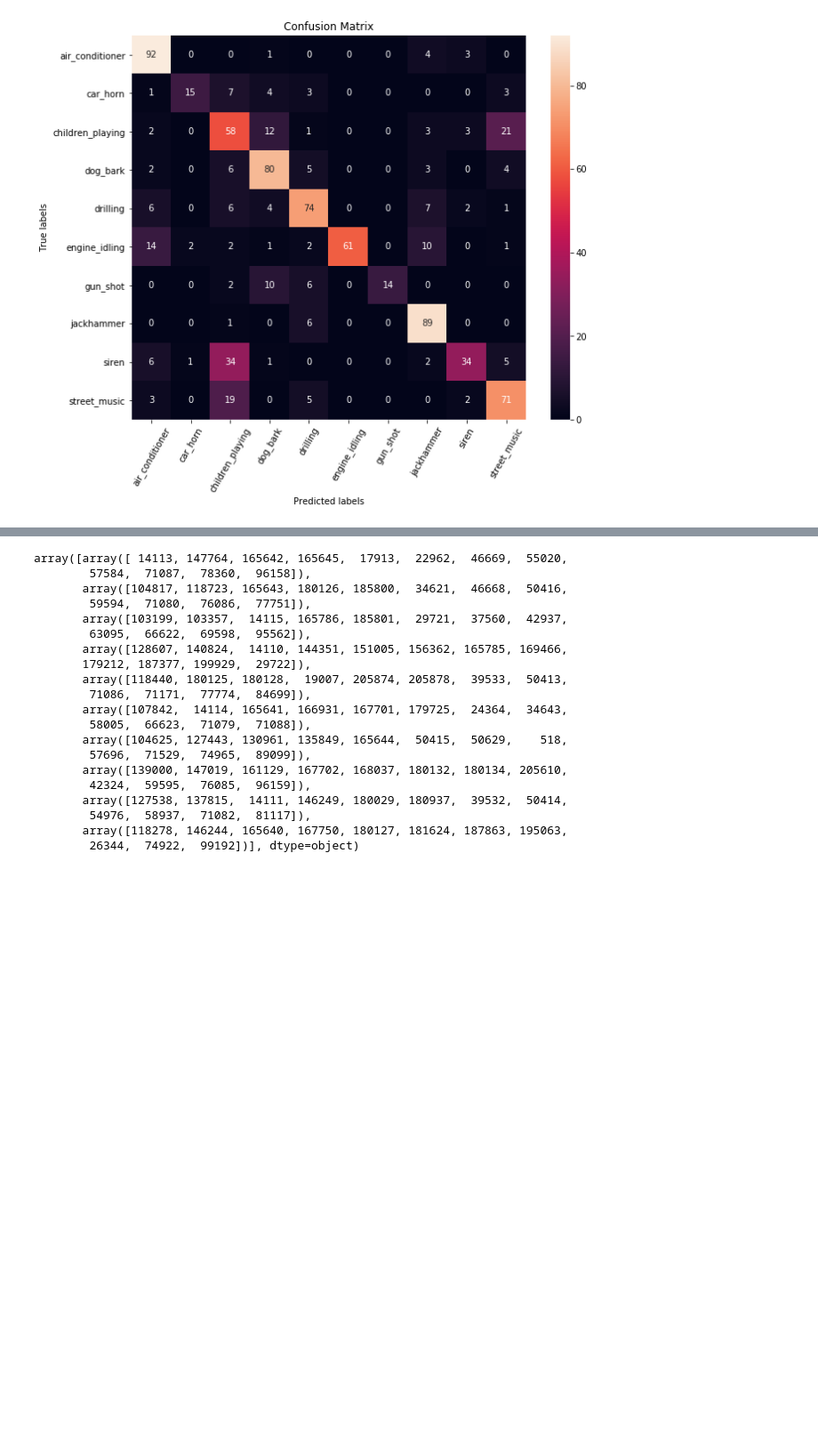
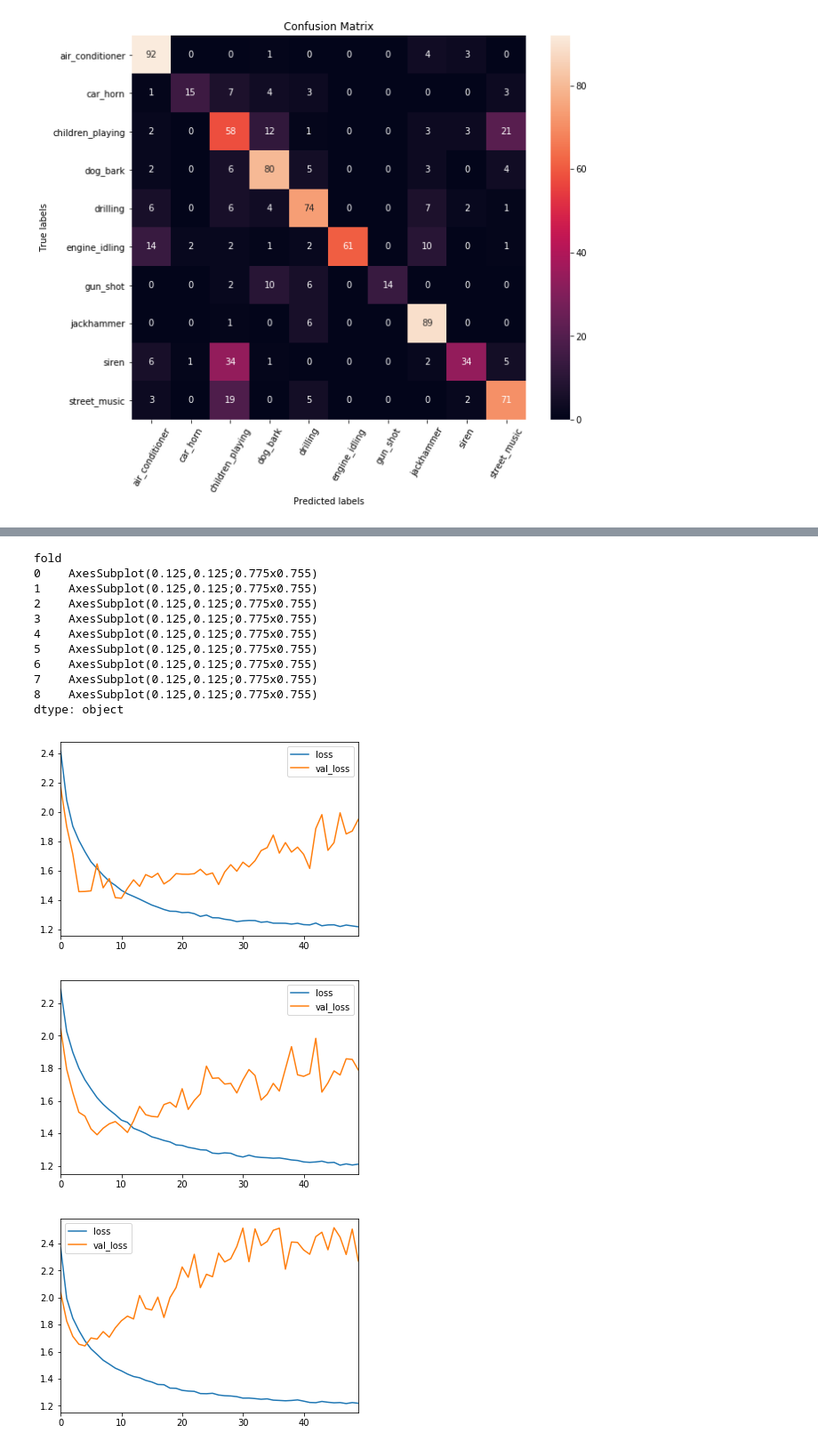
Before and after one commit to jonnor/ESC-CNN-microcontroller, a Jupyter notebook: experiments/urbansounds/First.ipynb, the cells around one changed output, grey strips where cells are left out. Shown: that part at 89% size. Saved outputs shown, nothing was run; the diff lists cells and outputs as text; code cells hidden in the pictures; blank space fills up the shorter version.

```diff
--- a/experiments/urbansounds/First.ipynb
+++ b/experiments/urbansounds/First.ipynb
@@ -281,23 +255,53 @@ drilling = data[data['class'] == 'drilling']
-# %%
-drilling.groupby('fold')['fsID'].unique().values
-# %% [output]
-array([array([ 14113, 147764, 165642, 165645,  17913,  22962,  46669,  55020,
-        57584,  71087,  78360,  96158]),
-       array([104817, 118723, 165643, 180126, 185800,  34621,  46668,  50416,
-        59594,  71080,  76086,  77751]),
-       array([103199, 103357,  14115, 165786, 185801,  29721,  37560,  42937,
-        63095,  66622,  69598,  95562]),
-       array([128607, 140824,  14110, 144351, 151005, 156362, 165785, 169466,
-       179212, 187377, 199929,  29722]),
-       array([118440, 180125, 180128,  19007, 205874, 205878,  39533,  50413,
-        71086,  71171,  77774,  84699]),
-       array([107842,  14114, 165641, 166931, 167701, 179725,  24364,  34643,
-        58005,  66623,  71079,  71088]),
-       array([104625, 127443, 130961, 135849, 165644,  50415,  50629,    518,
-        57696,  71529,  74965,  89099]),
-       array([139000, 147019, 161129, 167702, 168037, 180132, 180134, 205610,
-        42324,  59595,  76085,  96159]),
-       array([127538, 137815,  14111, 146249, 180029, 180937,  39532,  50414,
-        54976,  58937,  71082,  81117]),
-       array([118278, 146244, 165640, 167750, 180127, 181624, 187863, 195063,
-        26344,  74922,  99192])], dtype=object)
+# %%
+# jobs/sbcnn.orig-2019-02-26-13-56-26d5f8ac-fold8/history.csv
+
+
+def load_history():
+    jobs_dir = 'jobs'
+    job_id = '2019-02-26-13-56-26d5f8a'
+
+    matching = [ d for d in os.listdir(jobs_dir) if job_id in d ]
+
+    dataframes = []
+
+    for job_dir in matching:
+        fold = job_dir.split('-fold')[1]
+        hist_path = os.path.join(jobs_dir, job_dir, 'history.csv')
+
+        df = pandas.read_csv(hist_path)
+        del df['Unnamed: 0']
+        df['epoch'] = df.epoch + 1
+        df['fold'] = fold
+
+        models = []
+        for fname in os.listdir(os.path.join(jobs_dir, job_dir)):
+            if fname.endswith('model.hdf5'):
+                models.append(fname)
+
+        models = sorted(models)
+        assert models[0].startswith('e01')
+        assert models[len(models)-1].startswith('e{:0d}'.format(len(models)))
+        df['model'] = [ os.path.join(jobs_dir, job_dir, m) for m in models ]
+        dataframes.append(df)
+
+    df = pandas.concat(dataframes)
+    return df
+
+df = load_history()
+
+df.groupby('fold').plot(y=['loss', 'val_loss'])
+# %% [output]
+fold
+0    AxesSubplot(0.125,0.125;0.775x0.755)
+1    AxesSubplot(0.125,0.125;0.775x0.755)
+2    AxesSubplot(0.125,0.125;0.775x0.755)
+3    AxesSubplot(0.125,0.125;0.775x0.755)
+4    AxesSubplot(0.125,0.125;0.775x0.755)
+5    AxesSubplot(0.125,0.125;0.775x0.755)
+6    AxesSubplot(0.125,0.125;0.775x0.755)
+7    AxesSubplot(0.125,0.125;0.775x0.755)
+8    AxesSubplot(0.125,0.125;0.775x0.755)
+dtype: object
+[figure, added]
+[figure, added]
+[figure, added]
```
Also changed, not shown: parts of 12 cells of this notebook.
